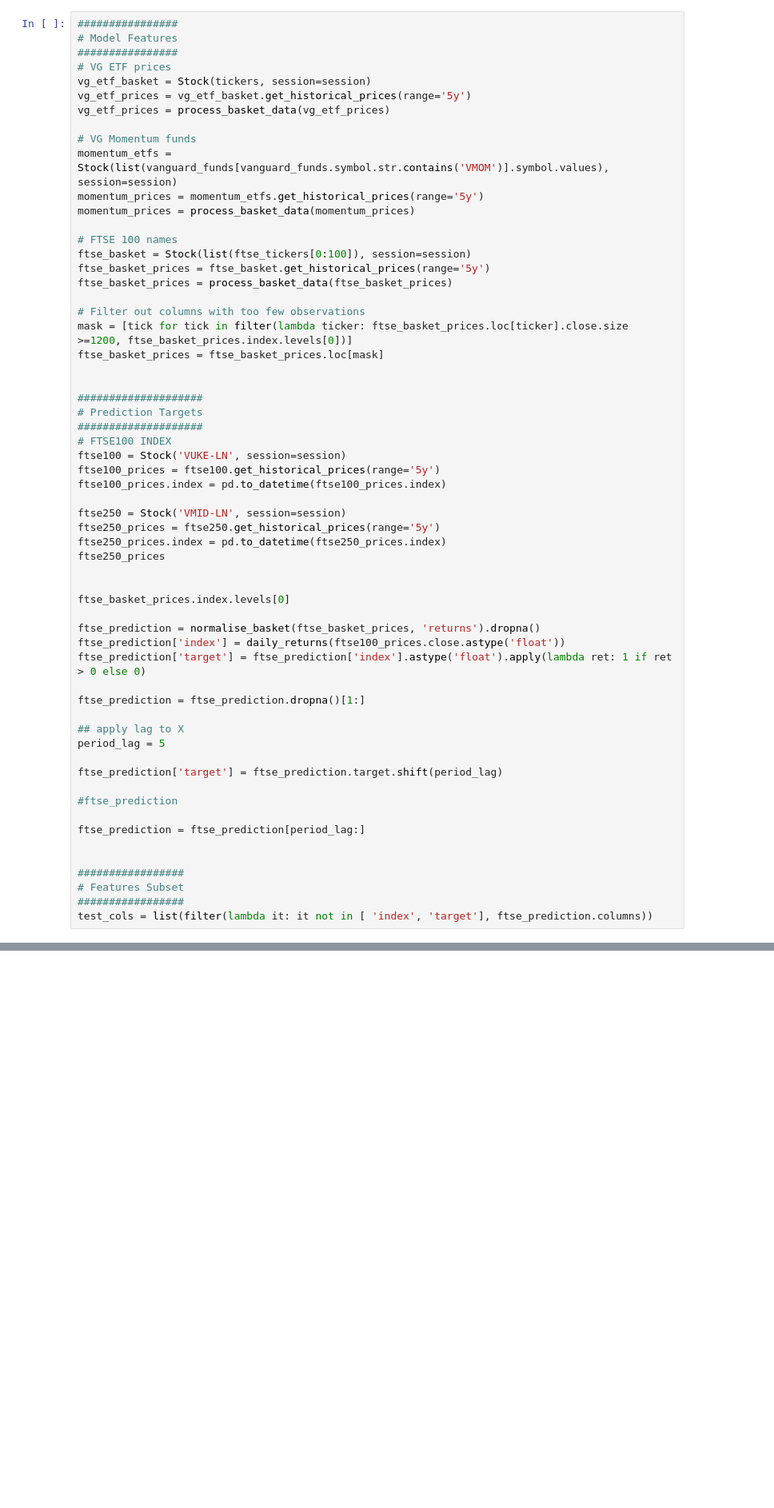
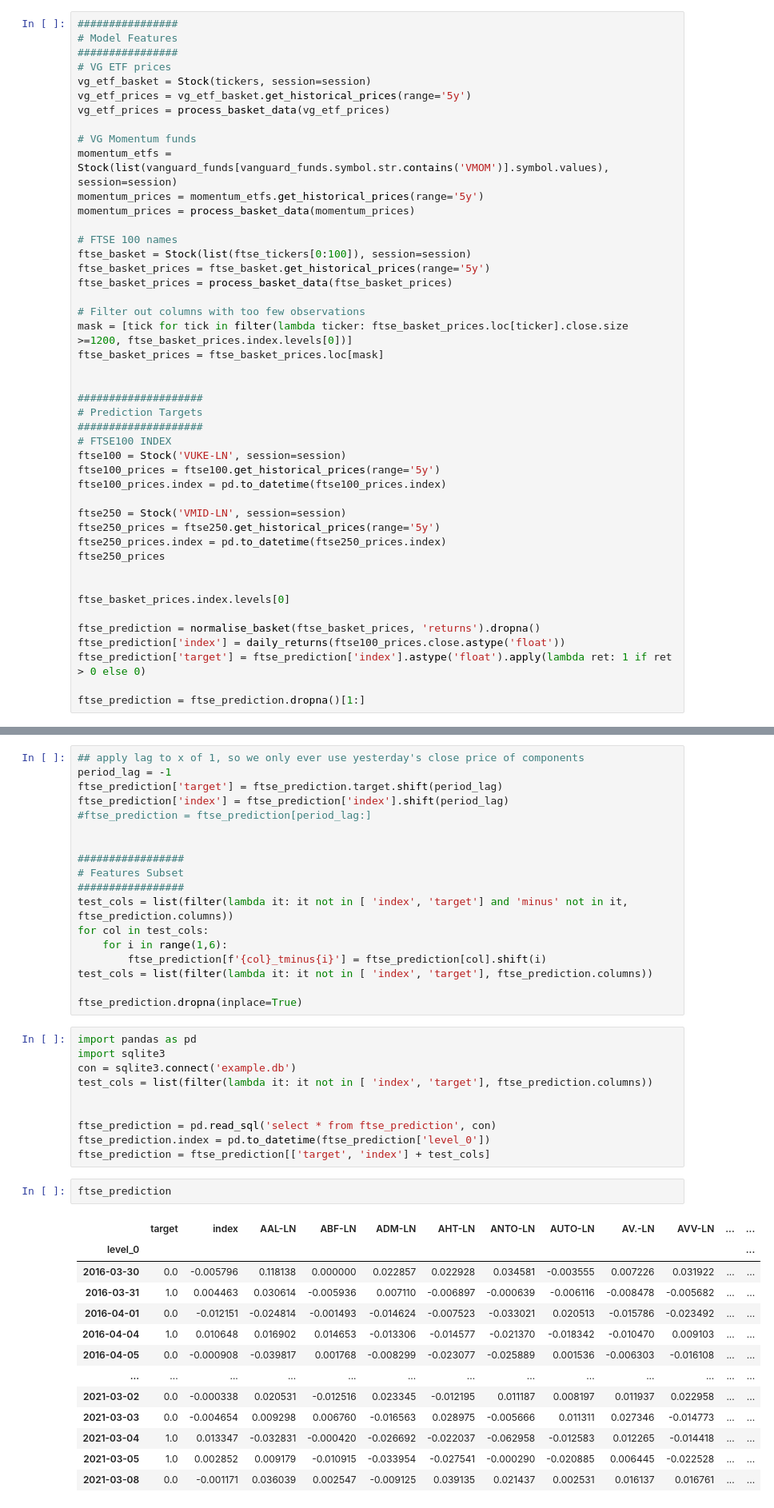
Before and after one commit to rorymcstay/investment-analysis, a Jupyter notebook: indexes.ipynb, the cells around one changed output, grey strips where cells are left out. Shown: that part at 80% size. Cells and saved outputs as stored; diff of their text form; blank space fills up the shorter version.

```diff
--- a/indexes.ipynb
+++ b/indexes.ipynb
@@ -170,18 +170,3 @@ ftse_prediction['index'] = daily_returns(ftse100_prices.close.astype('float'))
 ftse_prediction['target'] = ftse_prediction['index'].astype('float').apply(lambda ret: 1 if ret > 0 else 0)
 
 ftse_prediction = ftse_prediction.dropna()[1:]
-
-## apply lag to X
-period_lag = 5
-
-ftse_prediction['target'] = ftse_prediction.target.shift(period_lag)
-
-#ftse_prediction
-
-ftse_prediction = ftse_prediction[period_lag:]
-
-
-#################
-# Features Subset
-#################
-test_cols = list(filter(lambda it: it not in [ 'index', 'target'], ftse_prediction.columns))
@@ -187,0 +192,44 @@ test_cols = list(filter(lambda it: it not in [ 'index', 'target'], ftse_predicti
+# %%
+## apply lag to x of 1, so we only ever use yesterday's close price of components
+period_lag = -1
+ftse_prediction['target'] = ftse_prediction.target.shift(period_lag)
+ftse_prediction['index'] = ftse_prediction['index'].shift(period_lag)
+#ftse_prediction = ftse_prediction[period_lag:]
+
+
+#################
+# Features Subset
+#################
+test_cols = list(filter(lambda it: it not in [ 'index', 'target'] and 'minus' not in it, ftse_prediction.columns))
+for col in test_cols:
+    for i in range(1,6):
+        ftse_prediction[f'{col}_tminus{i}'] = ftse_prediction[col].shift(i)
+test_cols = list(filter(lambda it: it not in [ 'index', 'target'], ftse_prediction.columns))
+
+ftse_prediction.dropna(inplace=True)
+# %%
+import pandas as pd
+import sqlite3
+con = sqlite3.connect('example.db')
+test_cols = list(filter(lambda it: it not in [ 'index', 'target'], ftse_prediction.columns))
+
+
+ftse_prediction = pd.read_sql('select * from ftse_prediction', con)
+ftse_prediction.index = pd.to_datetime(ftse_prediction['level_0'])
+ftse_prediction = ftse_prediction[['target', 'index'] + test_cols]
+# %%
+ftse_prediction
+# %% [output]
+|  | target | index | AAL-LN | ABF-LN | ADM-LN | AHT-LN | ANTO-LN | AUTO-LN | AV.-LN | AVV-LN | ... | ... |
+| level_0 |  |  |  |  |  |  |  |  |  |  |  | ... |
+| 2016-03-30 | 0.0 | -0.005796 | 0.118138 | 0.000000 | 0.022857 | 0.022928 | 0.034581 | -0.003555 | 0.007226 | 0.031922 | ... | ... |
+| 2016-03-31 | 1.0 | 0.004463 | 0.030614 | -0.005936 | 0.007110 | -0.006897 | -0.000639 | -0.006116 | -0.008478 | -0.005682 | ... | ... |
+| 2016-04-01 | 0.0 | -0.012151 | -0.024814 | -0.001493 | -0.014624 | -0.007523 | -0.033021 | 0.020513 | -0.015786 | -0.023492 | ... | ... |
+| 2016-04-04 | 1.0 | 0.010648 | 0.016902 | 0.014653 | -0.013306 | -0.014577 | -0.021370 | -0.018342 | -0.010470 | 0.009103 | ... | ... |
+| 2016-04-05 | 0.0 | -0.000908 | -0.039817 | 0.001768 | -0.008299 | -0.023077 | -0.025889 | 0.001536 | -0.006303 | -0.016108 | ... | ... |
+| ... | ... | ... | ... | ... | ... | ... | ... | ... | ... | ... | ... | ... |
+| 2021-03-02 | 0.0 | -0.000338 | 0.020531 | -0.012516 | 0.023345 | -0.012195 | 0.011187 | 0.008197 | 0.011937 | 0.022958 | ... | ... |
+| 2021-03-03 | 0.0 | -0.004654 | 0.009298 | 0.006760 | -0.016563 | 0.028975 | -0.005666 | 0.011311 | 0.027346 | -0.014773 | ... | ... |
+| 2021-03-04 | 1.0 | 0.013347 | -0.032831 | -0.000420 | -0.026692 | -0.022037 | -0.062958 | -0.012583 | 0.012265 | -0.014418 | ... | ... |
+| 2021-03-05 | 1.0 | 0.002852 | 0.009179 | -0.010915 | -0.033954 | -0.027541 | -0.000290 | -0.020885 | 0.006445 | -0.022528 | ... | ... |
+| 2021-03-08 | 0.0 | -0.001171 | 0.036039 | 0.002547 | -0.009125 | 0.039135 | 0.021437 | 0.002531 | 0.016137 | 0.016761 | ... | ... |
```
Also changed, not shown: parts of 23 cells of this notebook, 3 other files.
